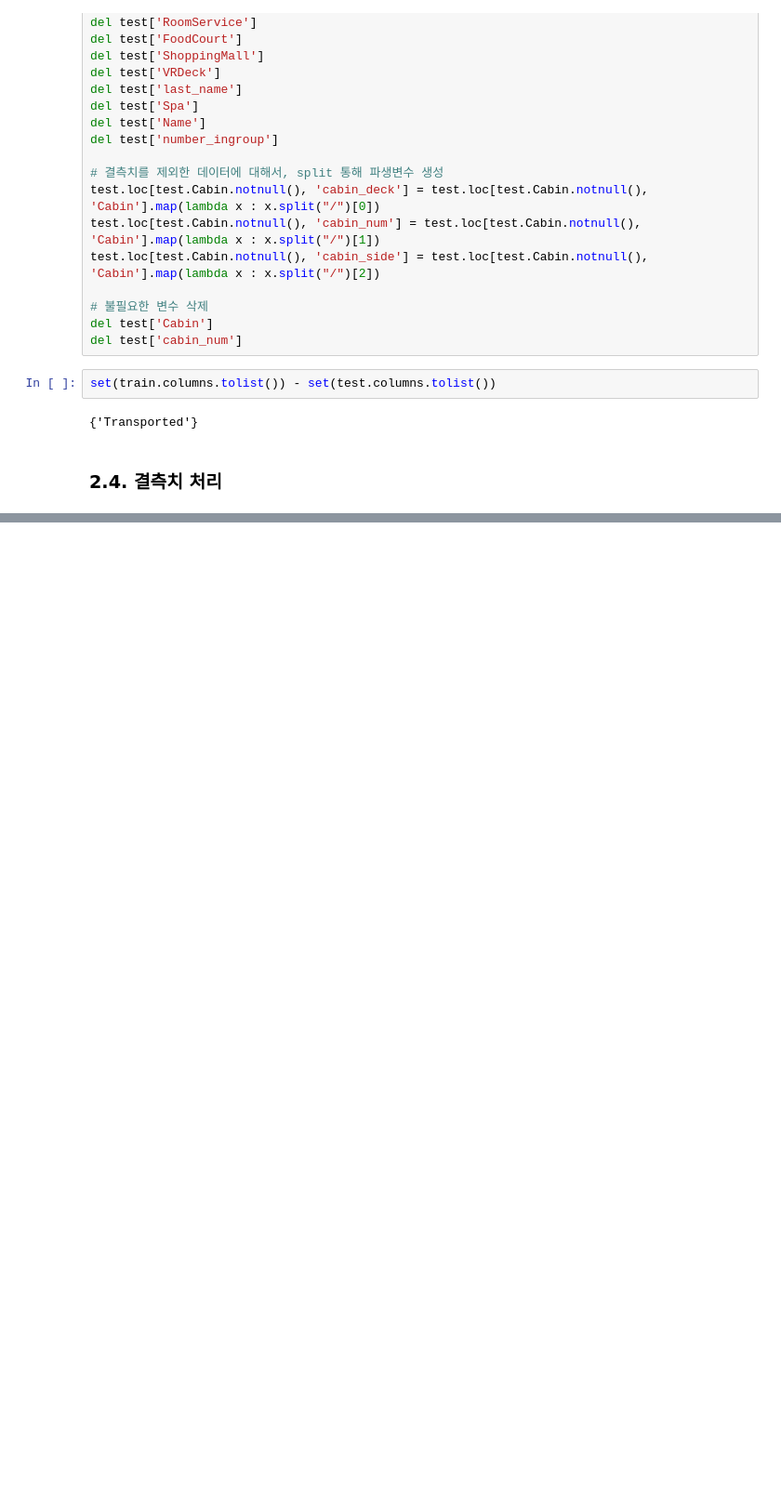
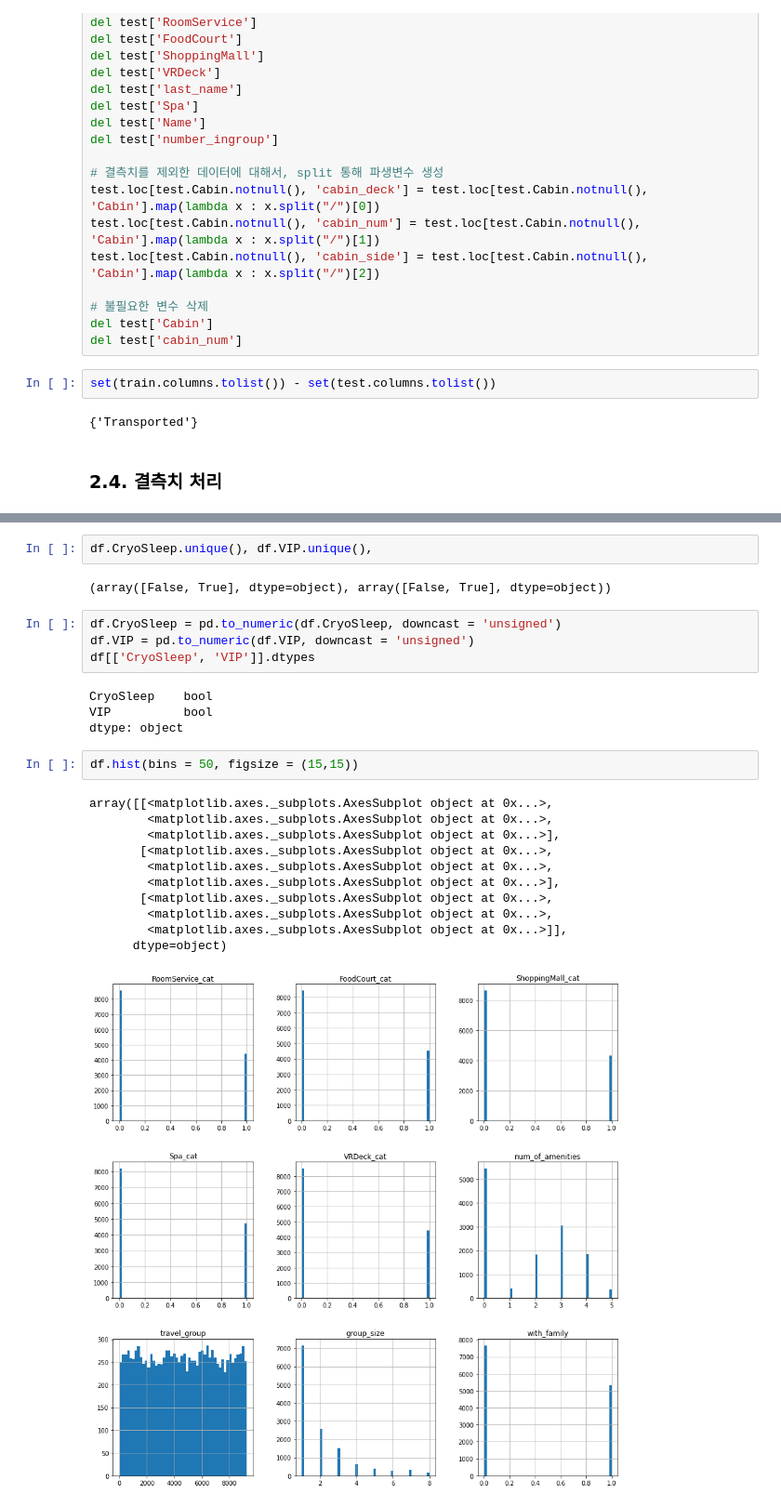
Before and after one commit to codelspak/Codelion_weekly_projects, a Jupyter notebook: WK27_Mini_project_Kaggle_ML_Classification_Spaceship_Titanic.ipynb, the cells around one changed output, grey strips where cells are left out. Shown at 93% size. Cells and saved outputs as stored; diff of their text form; blank space fills up the shorter version.

```diff
--- a/WK27_Mini_project_Kaggle_ML_Classification_Spaceship_Titanic.ipynb
+++ b/WK27_Mini_project_Kaggle_ML_Classification_Spaceship_Titanic.ipynb
@@ -1430,0 +2044,26 @@ train.
+# %%
+df.CryoSleep.unique(), df.VIP.unique(),
+# %% [output]
+(array([False, True], dtype=object), array([False, True], dtype=object))
+# %%
+df.CryoSleep = pd.to_numeric(df.CryoSleep, downcast = 'unsigned')
+df.VIP = pd.to_numeric(df.VIP, downcast = 'unsigned')
+df[['CryoSleep', 'VIP']].dtypes
+# %% [output]
+CryoSleep    bool
+VIP          bool
+dtype: object
+# %%
+df.hist(bins = 50, figsize = (15,15))
+# %% [output]
+array([[<matplotlib.axes._subplots.AxesSubplot object at 0x...>,
+        <matplotlib.axes._subplots.AxesSubplot object at 0x...>,
+        <matplotlib.axes._subplots.AxesSubplot object at 0x...>],
+       [<matplotlib.axes._subplots.AxesSubplot object at 0x...>,
+        <matplotlib.axes._subplots.AxesSubplot object at 0x...>,
+        <matplotlib.axes._subplots.AxesSubplot object at 0x...>],
+       [<matplotlib.axes._subplots.AxesSubplot object at 0x...>,
+        <matplotlib.axes._subplots.AxesSubplot object at 0x...>,
+        <matplotlib.axes._subplots.AxesSubplot object at 0x...>]],
+      dtype=object)
+[figure, added]
```
Also changed, not shown: parts of 107 cells of this notebook.
